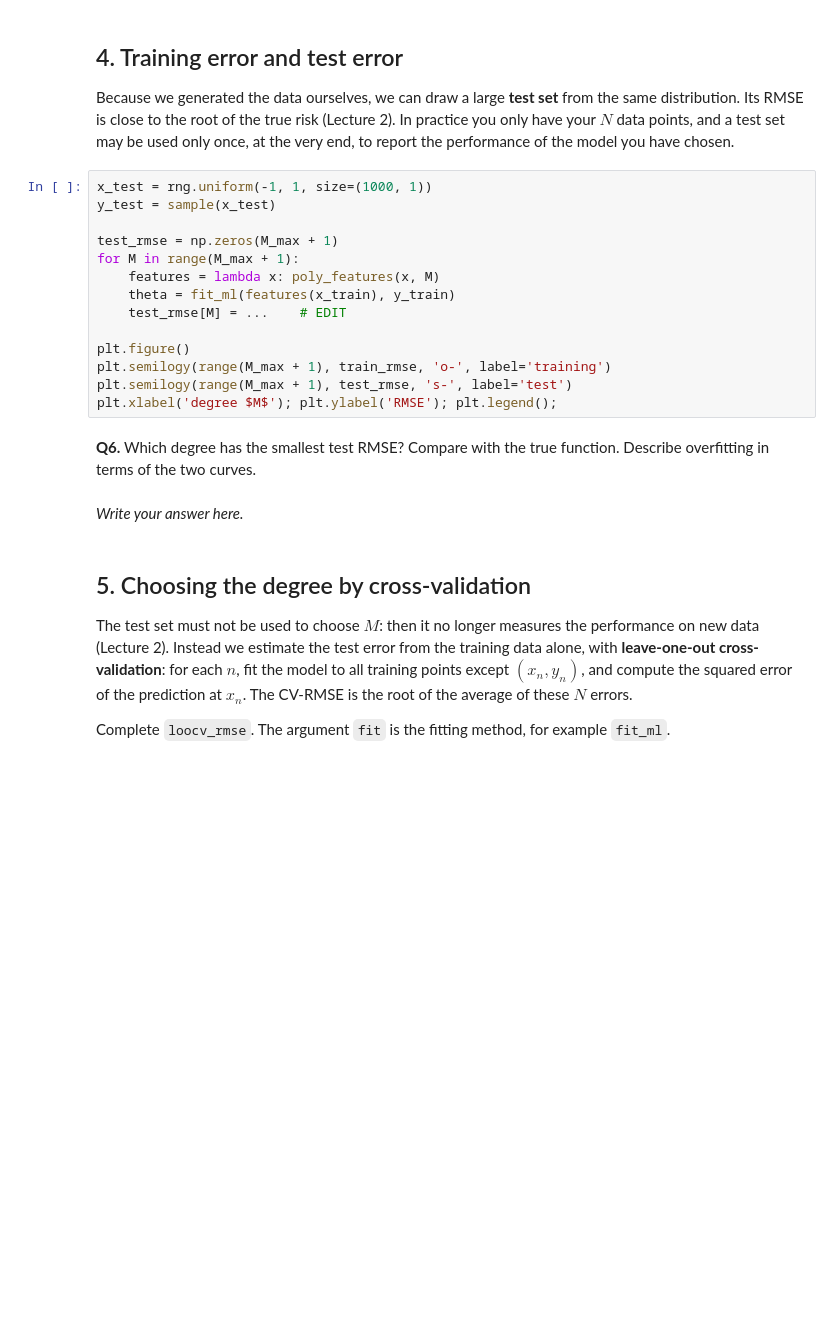
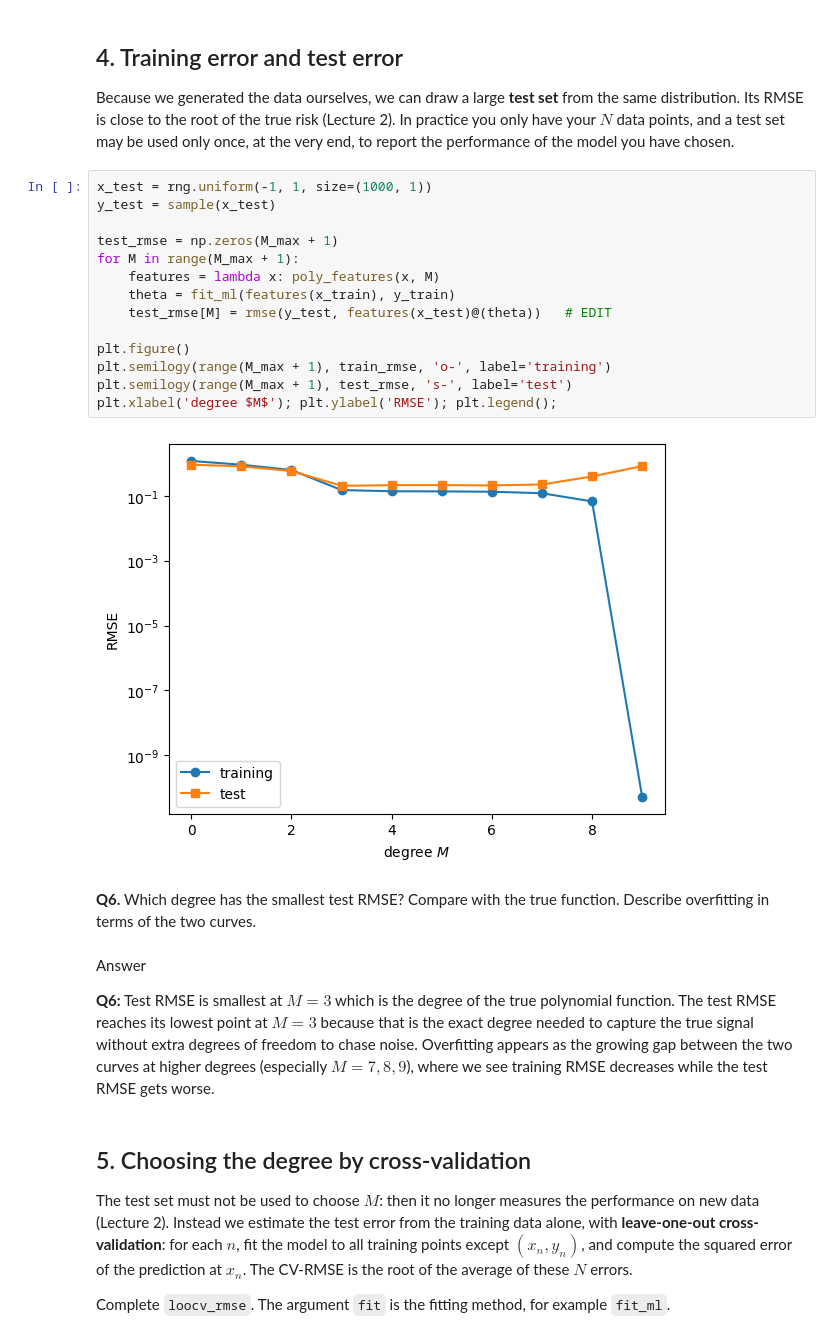
Before and after one commit to MarcusBoivie/Mathematical-Introduction-to-Machine-Learning, a Jupyter notebook: ca1/lab1a-linear-regression.ipynb, the cells around one changed output. Saved outputs shown, nothing was run; the diff lists cells and outputs as text; blank space fills up the shorter version.

```diff
--- a/ca1/lab1a-linear-regression.ipynb
+++ b/ca1/lab1a-linear-regression.ipynb
@@ -233,22 +249,26 @@ once, at the very end, to report the performance of the model you have chosen.
 # %%
 x_test = rng.uniform(-1, 1, size=(1000, 1))
 y_test = sample(x_test)
 
 test_rmse = np.zeros(M_max + 1)
 for M in range(M_max + 1):
     features = lambda x: poly_features(x, M)
     theta = fit_ml(features(x_train), y_train)
-    test_rmse[M] = ...    # EDIT
+    test_rmse[M] = rmse(y_test, features(x_test)@(theta))   # EDIT
 
 plt.figure()
 plt.semilogy(range(M_max + 1), train_rmse, 'o-', label='training')
 plt.semilogy(range(M_max + 1), test_rmse, 's-', label='test')
 plt.xlabel('degree $M$'); plt.ylabel('RMSE'); plt.legend();
+# %% [output]
+[figure, added]
 # %% [markdown]
 **Q6.** Which degree has the smallest test RMSE? Compare with the true function. Describe overfitting in terms of the two
 curves.
 # %% [markdown]
-*Write your answer here.*
+Answer
+
+**Q6:** Test RMSE is smallest at $M=3$ which is the degree of the true polynomial function. The test RMSE reaches its lowest point at $M=3$ because that is the exact degree needed to capture the true signal without extra degrees of freedom to chase noise. Overfitting appears as the growing gap between the two curves at higher degrees (especially $M=7,8,9$), where we see training RMSE decreases while the test RMSE gets worse.
 # %% [markdown]
 ## 5. Choosing the degree by cross-validation
 
```
Also changed, not shown: parts of 18 cells of this notebook.
